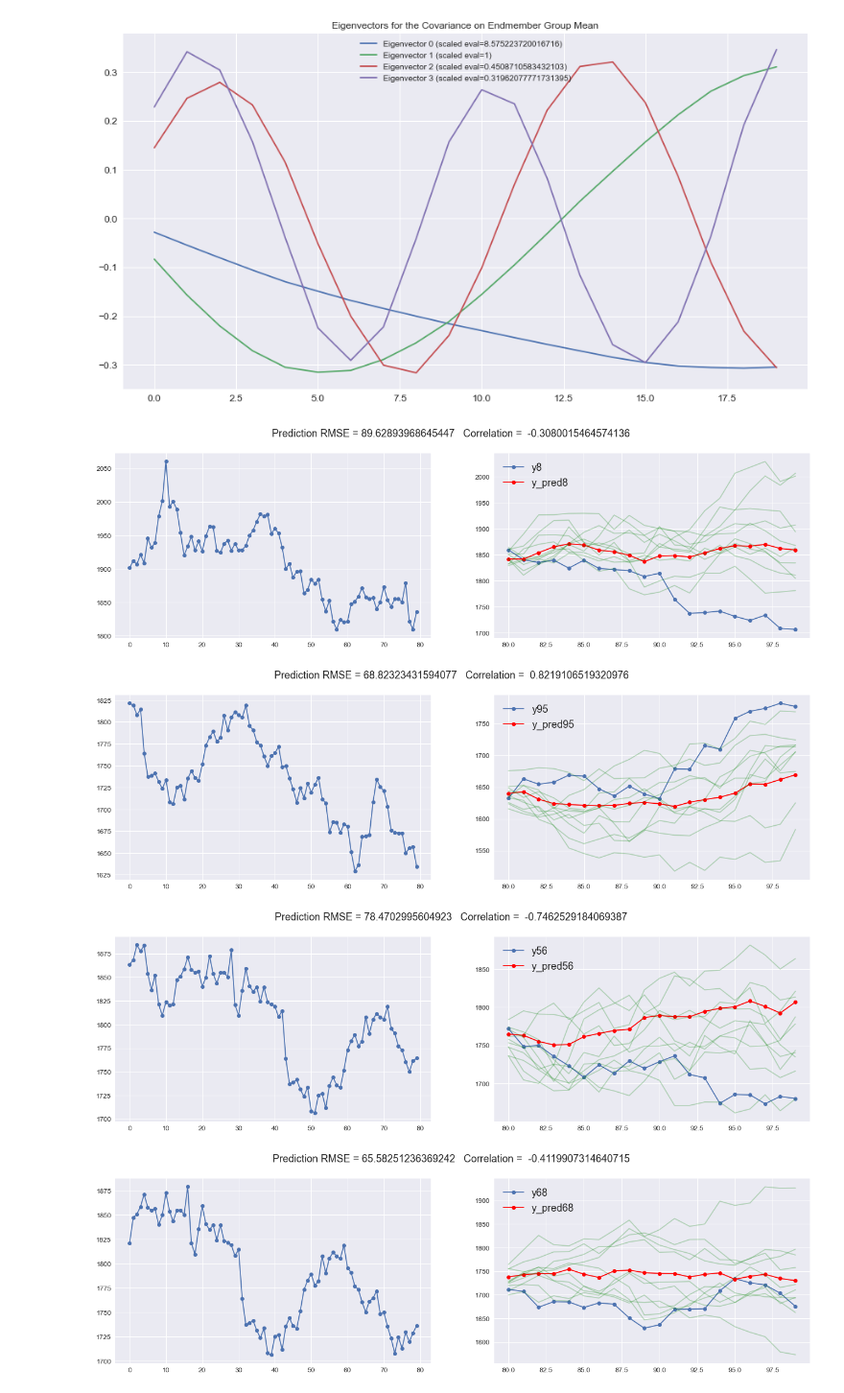
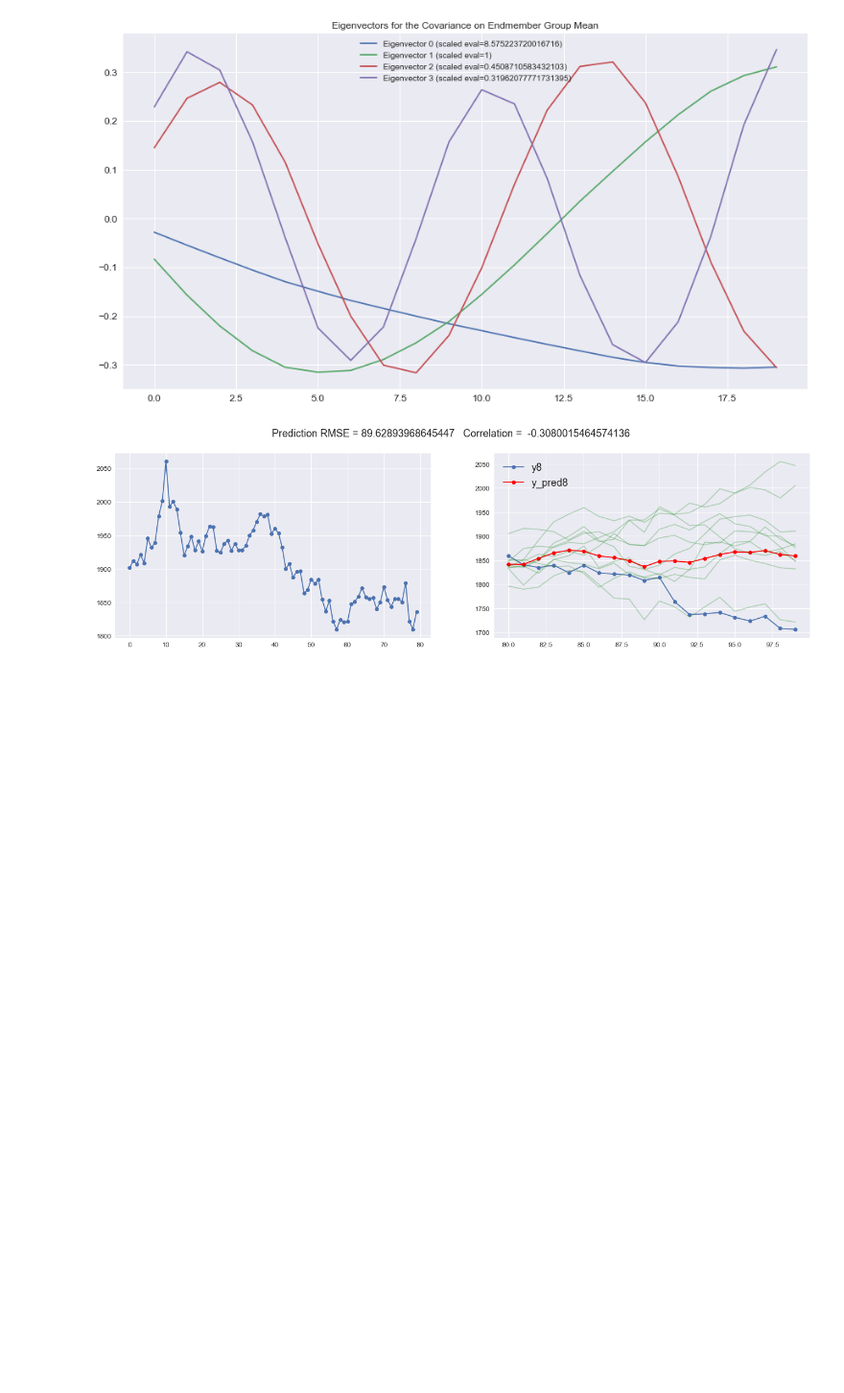
Before and after one commit to wbasener/Classification-in-Python, a Jupyter notebook: GaussianProcess.ipynb, the cells around one changed output. Shown at 96% size. Cells and saved outputs as stored; diff of their text form; code cells hidden in the pictures; blank space fills up the shorter version.

```diff
--- a/GaussianProcess.ipynb
+++ b/GaussianProcess.ipynb
@@ -131,7 +133,7 @@ array([[ 0.03749953, -0.07085966, -0.00447965, ...,  0.02316463,
 def pred(xa,m_a,m_b,Cba,CaaInv):
   return m_b + np.matmul(np.matmul(Cba,CaaInv),xa-m_a)
 # %%
-for idx in np.random.randint(0, high=100, size=4):
+for idx in np.random.randint(0, high=100, size=1):
   Y_pred = pred(z_test[idx,0:80],m_a,m_b,Cba,CaaInv)
   plt.figure(figsize=(22,6))
   plt.subplot(121)
@@ -178,22 +177,19 @@ plt.savefig('covarianceEigenVectors.png', dpi=500, bbox_inches='tight', pad_inch
 # %% [output]
 [figure]
 # %%
-for idx in np.random.randint(0, high=100, size=4):
+for idx in np.random.randint(0, high=100, size=1):
   Y_pred = pred(z_test[idx,0:80],m_a,m_b,Cba,CaaInv)
   plt.figure(figsize=(22,6))
   plt.subplot(121)
   plt.plot(np.arange(0,80),z_test[idx,0:80], marker='o', label = 'x'+str(idx));
   plt.subplot(122)
   plt.plot(np.arange(80,100),z_test[idx,80:100], marker='o', label='y'+str(idx));
   plt.plot(np.arange(80,100),Y_pred, marker='o', color='r', label='y_pred'+str(idx));
   Y_preds = np.random.multivariate_normal(Y_pred, CC, size=10)
   for Ysample in Y_preds:
     plt.plot(np.arange(80,100),Ysample, color='g', alpha=0.25);
   plt.suptitle('Prediction RMSE = '+str(np.sqrt(np.square(z_test[idx,80:100]-Y_pred).mean()))+
                 '   Correlation =  '+str(np.corrcoef(z_test[idx,80:100],Y_pred)[0,1]), fontsize = 18);
   plt.legend(fontsize = 18);
 # %% [output]
-[figure, old version]
+[figure, new version]
-[figure, removed]
-[figure, removed]
-[figure, removed]
```
Also changed, not shown: parts of 4 cells of this notebook.
